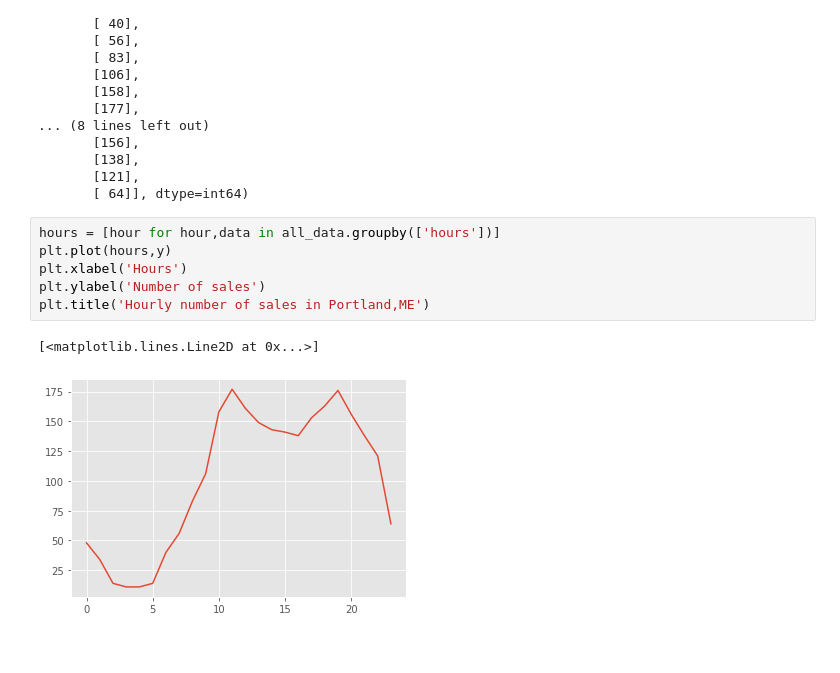
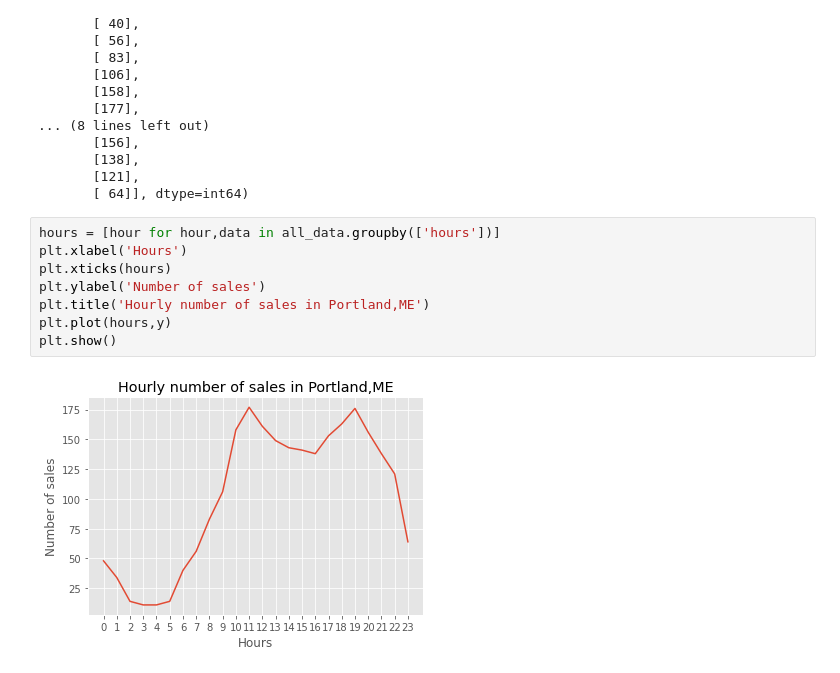
Before and after one commit to dishankkalra23/eCommerce-Sales-Analysis, a Jupyter notebook: Sales-Analysis.ipynb, the cells around one changed output. Saved outputs shown, nothing was run; the diff lists cells and outputs as text.

```diff
--- a/Sales-Analysis.ipynb
+++ b/Sales-Analysis.ipynb
@@ -392,10 +392,11 @@ array([[ 48],
        [ 64]], dtype=int64)
 # %%
 hours = [hour for hour,data in all_data.groupby(['hours'])]
-plt.plot(hours,y)
 plt.xlabel('Hours')
+plt.xticks(hours)
 plt.ylabel('Number of sales')
 plt.title('Hourly number of sales in Portland,ME')
+plt.plot(hours,y)
+plt.show()
 # %% [output]
-[<matplotlib.lines.Line2D at 0x...>]
-[figure, old version]
+[figure, new version]
```
Also changed, not shown: parts of 2 cells of this notebook.
